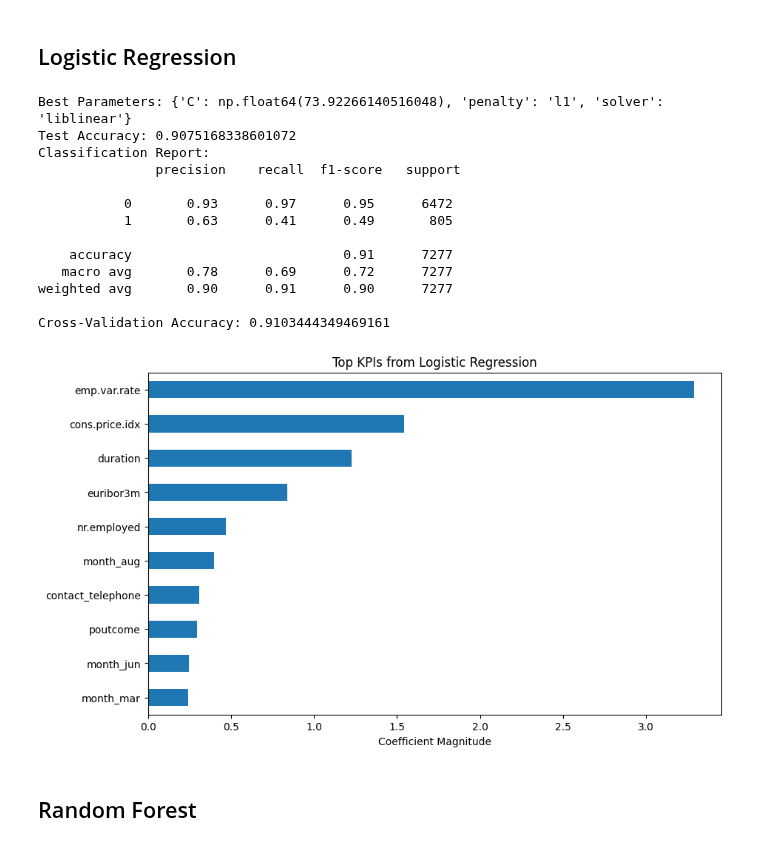
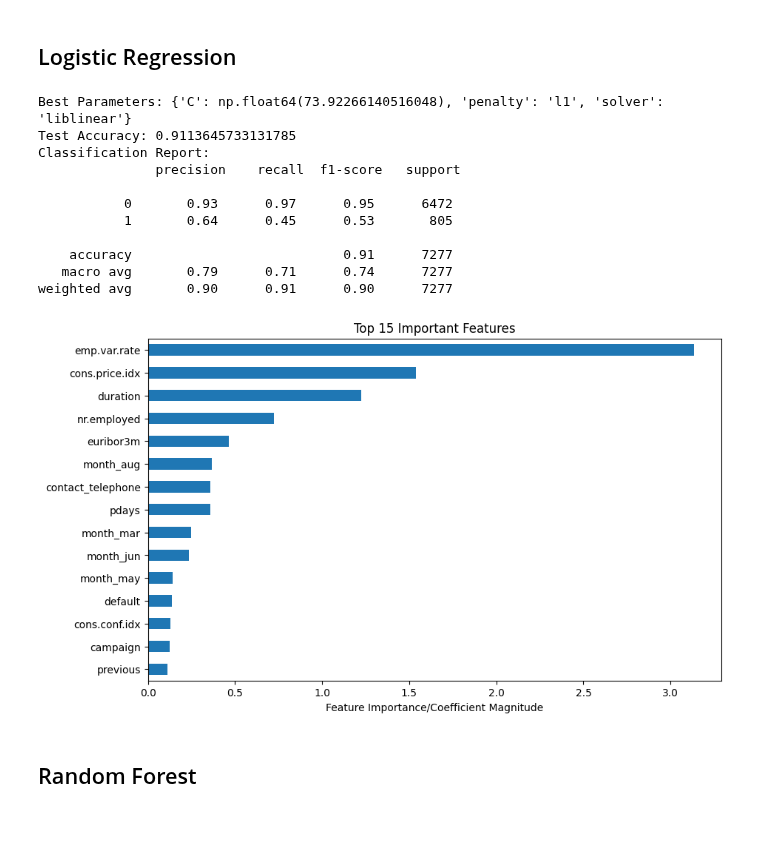
Before and after one commit to SpikyCherry/DSA3101_group9, a Jupyter notebook: question_4/A4_KPI_Analysis.ipynb, the cells around one changed output. Drawn from its saved outputs; the diff is of its cells as text; code cells hidden in the pictures.

Commit message:
Add A4_model and functions to aid in analysis for final step'

```diff
--- a/question_4/A4_KPI_Analysis.ipynb
+++ b/question_4/A4_KPI_Analysis.ipynb
@@ -214,72 +213,37 @@ Index(['age', 'marital', 'education', 'default', 'housing', 'loan', 'duration',
 # %% [markdown]
 ## Logistic Regression
 # %%
-X = df.drop(columns=['y', 'default', 'pdays', 'age_bin'])  # Features
+X = df.drop(columns=['y', 'age_bin'])  # Features
 y = df['y']  # Target
 
 # Train-Test Split
-X_train_val, X_test, y_train_val, y_test = train_test_split(X, y, test_size=0.2, random_state=42)
-X_train, X_val, y_train, y_val = train_test_split(X_train_val, y_train_val, test_size=0.25, random_state=42)
+X_train, X_test, y_train, y_test = train_test_split(X, y, test_size=0.2, random_state=42)
 
 # Feature Scaling (Logistic Regression works better with normalized data)
 scaler = StandardScaler()
 X_train = scaler.fit_transform(X_train)
 X_test = scaler.transform(X_test)
 
-param_dist = {
-    'C': loguniform(0.001, 100),
-    'penalty': ['l1', 'l2'],
-    'solver': ['liblinear']
-}
+# 4. Find the best Logistic Regression model parameters
+best_model = A4_model.find_best_logistic_regression_params(X_train, y_train)
 
-# Randomized search
-random_search = RandomizedSearchCV(LogisticRegression(), param_distributions=param_dist, n_iter=20, cv=5, scoring='accuracy', n_jobs=-1, random_state=42)
-random_search.fit(X_train, y_train)
-
-# Best model
-print("Best Parameters:", random_search.best_params_)
-best_model = random_search.best_estimator_
-
-# Train Best Model on Full Training Data
-best_model.fit(X_train, y_train)
-
-# Predict
-y_pred = best_model.predict(X_test)
-
-# Evaluate
-print("Test Accuracy:", accuracy_score(y_test, y_pred))
-print("Classification Report:\n", classification_report(y_test, y_pred))
-
-scores = cross_val_score(best_model, X_train, y_train, cv=5, scoring='accuracy')
-print("Cross-Validation Accuracy:", scores.mean())
+# 5. Train and evaluate the model
+y_test_result, y_pred = A4_model.train_and_evaluate_logistic_regression(best_model, X_train, y_train, X_test, y_test)
 # %% [output]
 Best Parameters: {'C': np.float64(73.92266140516048), 'penalty': 'l1', 'solver': 'liblinear'}
-Test Accuracy: 0.9075168338601072
+Test Accuracy: 0.9113645733131785
 Classification Report:
                precision    recall  f1-score   support
 
            0       0.93      0.97      0.95      6472
-           1       0.63      0.41      0.49       805
+           1       0.64      0.45      0.53       805
 
     accuracy                           0.91      7277
-   macro avg       0.78      0.69      0.72      7277
+   macro avg       0.79      0.71      0.74      7277
 weighted avg       0.90      0.91      0.90      7277
-
-Cross-Validation Accuracy: 0.9103444349469161
-# %%
-feature_importance = pd.Series(best_model.coef_[0], index=X.columns)
-
-# Sort by importance
-top_kpis = feature_importance.abs().sort_values(ascending=False).head(10)  # Top 10 most impactful features
-
-# Plot top features
-import matplotlib.pyplot as plt
-plt.figure(figsize=(10, 6))
-top_kpis.sort_values(ascending=True).plot(kind='barh')
-plt.title("Top KPIs from Logistic Regression")
-plt.xlabel("Coefficient Magnitude")
-plt.show()
-# %% [output]
-[figure, removed]
+# %%
+functions.plot_top_features(best_model, X)
+# %% [output]
+[figure, added]
 # %% [markdown]
 ## Random Forest
```
Also changed, not shown: parts of 6 cells of this notebook, 2 other files.
